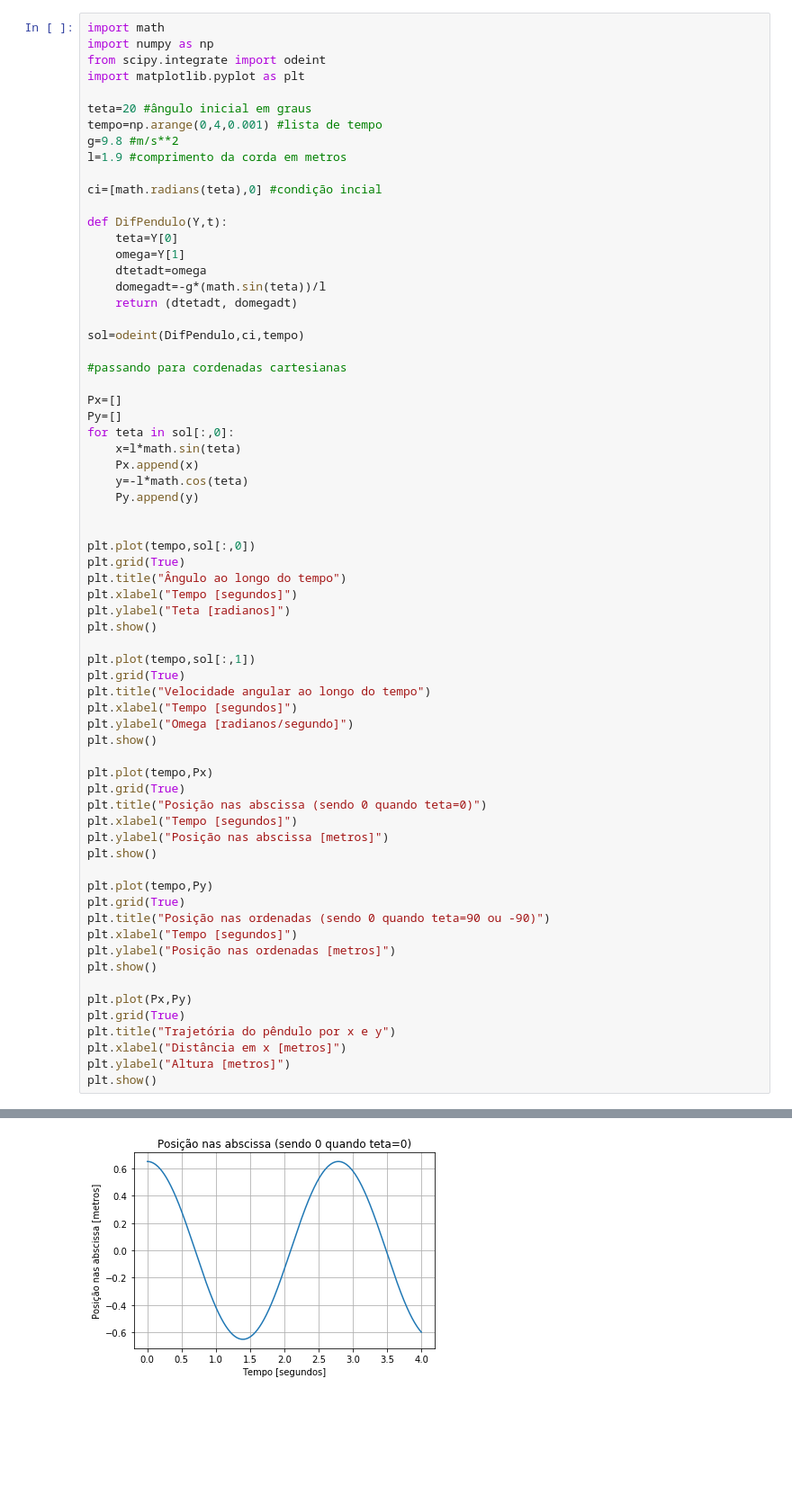
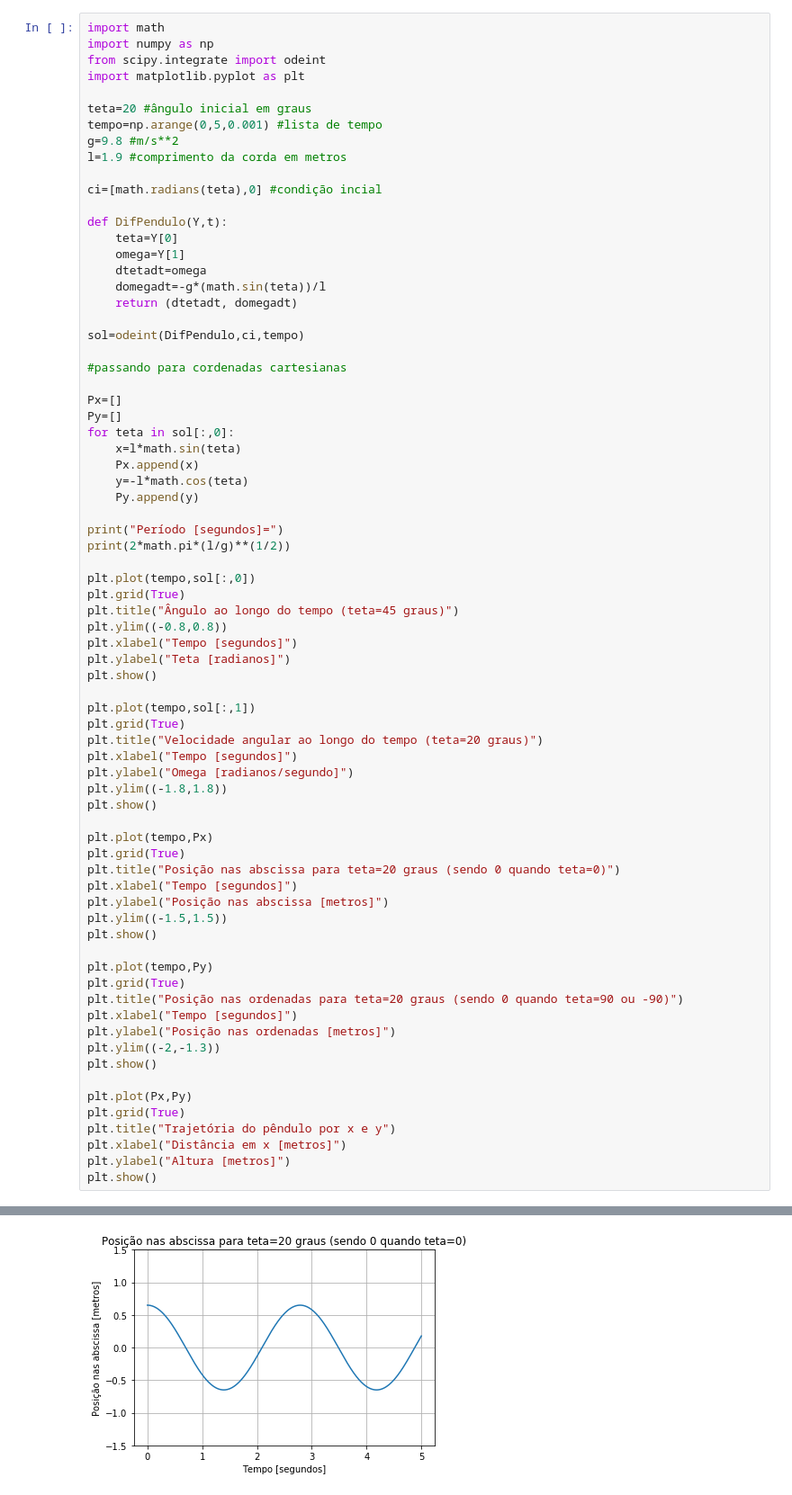
Before and after one commit to pedroarf/pendulo, a Jupyter notebook: Pêndulo.ipynb, the cells around one changed output, grey strips where cells are left out. Shown at 90% size. Saved outputs shown, nothing was run; the diff lists cells and outputs as text; blank space fills up the shorter version.

```diff
--- a/Pêndulo.ipynb
+++ b/Pêndulo.ipynb
@@ -5,7 +5,7 @@ from scipy.integrate import odeint
 import matplotlib.pyplot as plt
 
 teta=20 #ângulo inicial em graus
-tempo=np.arange(0,4,0.001) #lista de tempo
+tempo=np.arange(0,5,0.001) #lista de tempo
 g=9.8 #m/s**2
 l=1.9 #comprimento da corda em metros
 
@@ -30,33 +30,39 @@ for teta in sol[:,0]:
     y=-l*math.cos(teta)
     Py.append(y)
 
+print("Período [segundos]=")
+print(2*math.pi*(l/g)**(1/2))
 
 plt.plot(tempo,sol[:,0])
 plt.grid(True)
-plt.title("Ângulo ao longo do tempo")
+plt.title("Ângulo ao longo do tempo (teta=45 graus)")
+plt.ylim((-0.8,0.8))
 plt.xlabel("Tempo [segundos]")
 plt.ylabel("Teta [radianos]")
 plt.show()
 
 plt.plot(tempo,sol[:,1])
 plt.grid(True)
-plt.title("Velocidade angular ao longo do tempo")
+plt.title("Velocidade angular ao longo do tempo (teta=20 graus)")
 plt.xlabel("Tempo [segundos]")
 plt.ylabel("Omega [radianos/segundo]")
+plt.ylim((-1.8,1.8))
 plt.show()
 
 plt.plot(tempo,Px)
 plt.grid(True)
-plt.title("Posição nas abscissa (sendo 0 quando teta=0)")
+plt.title("Posição nas abscissa para teta=20 graus (sendo 0 quando teta=0)")
 plt.xlabel("Tempo [segundos]")
 plt.ylabel("Posição nas abscissa [metros]")
+plt.ylim((-1.5,1.5))
 plt.show()
 
 plt.plot(tempo,Py)
 plt.grid(True)
-plt.title("Posição nas ordenadas (sendo 0 quando teta=90 ou -90)")
+plt.title("Posição nas ordenadas para teta=20 graus (sendo 0 quando teta=90 ou -90)")
 plt.xlabel("Tempo [segundos]")
 plt.ylabel("Posição nas ordenadas [metros]")
+plt.ylim((-2,-1.3))
 plt.show()
 
 plt.plot(Px,Py)
@@ -71 +79 @@ plt.show()
-[figure, old version]
+[figure, new version]
```
Also changed, not shown: parts of 1 cell of this notebook.
